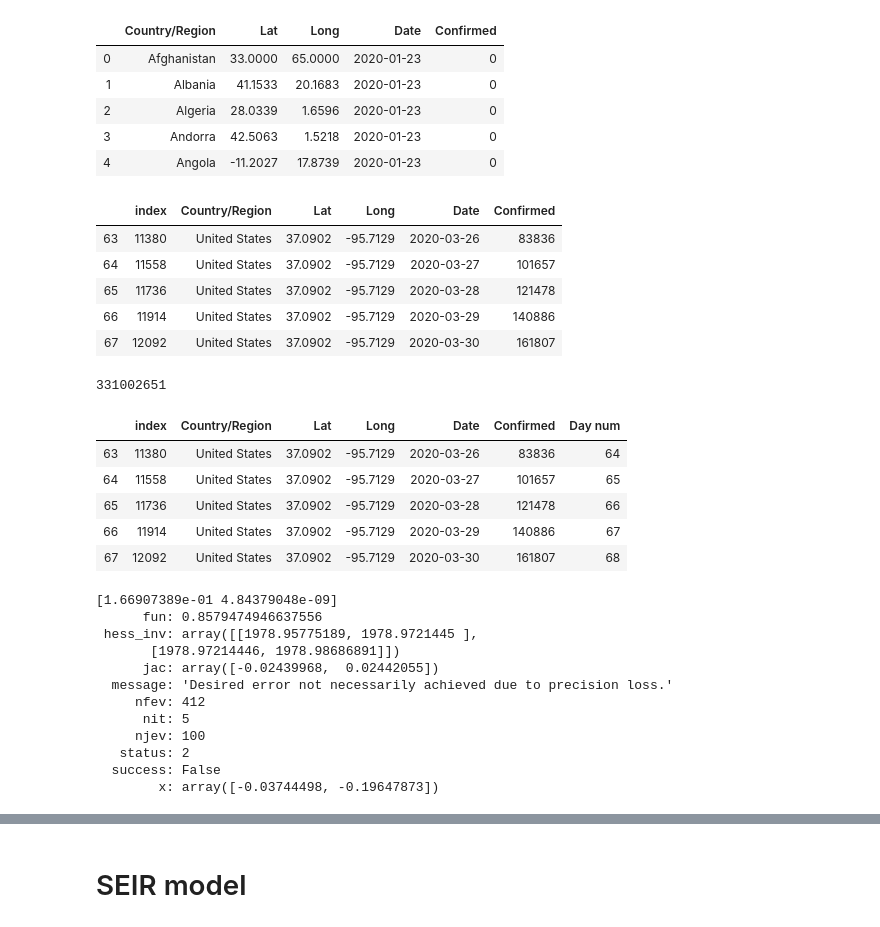
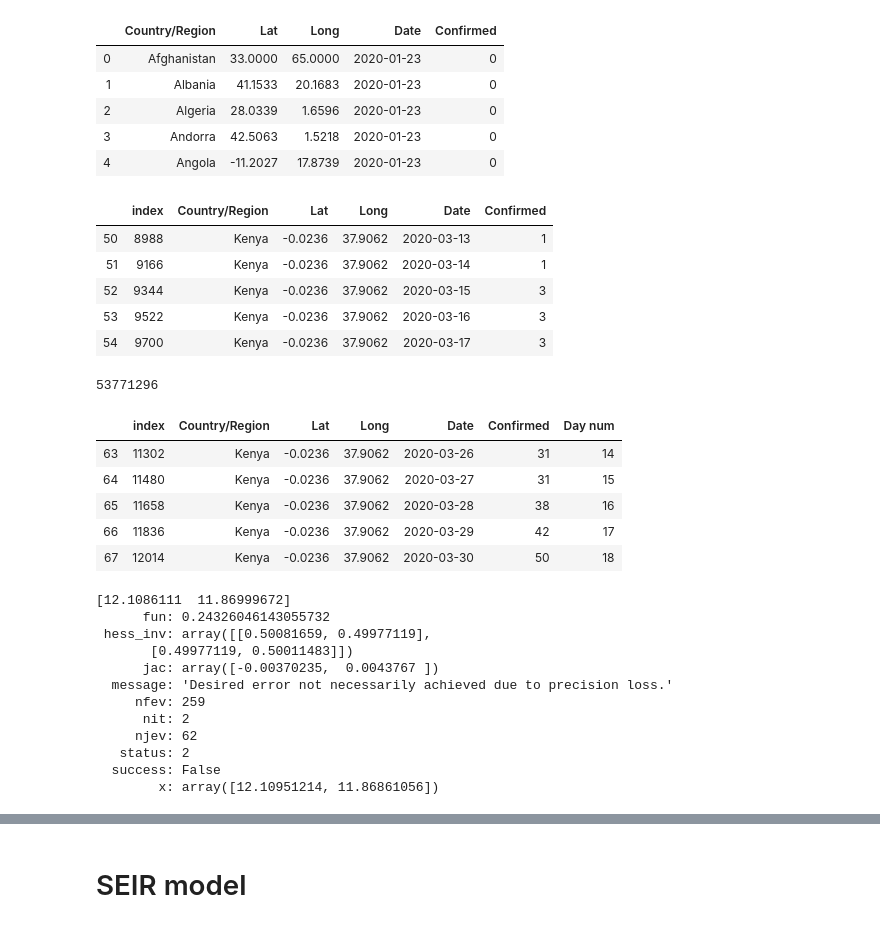
Before and after one commit to Aveek-Saha/CovidAnalysis, a Jupyter notebook: Epidemiology_modeling .ipynb, the cells around one changed output, grey strips where cells are left out. Cells and saved outputs as stored; diff of their text form; code cells hidden in the pictures.

```diff
--- a/Epidemiology_modeling .ipynb
+++ b/Epidemiology_modeling .ipynb
@@ -279,28 +277,32 @@ country = 'United States'
+# %%
+country = 'Kenya'
 # %%
 temp = df_c[df_c['Country/Region'] == country].reset_index()
-temp.tail()
+temp = temp[temp['Confirmed'] > 0].fillna(0)
+# temp = temp[temp['Confirmed'] > 0].diff().fillna(0)
+temp.head()
 # %% [output]
 |  | index | Country/Region | Lat | Long | Date | Confirmed |
-| 63 | 11380 | United States | 37.0902 | -95.7129 | 2020-03-26 | 83836 |
-| 64 | 11558 | United States | 37.0902 | -95.7129 | 2020-03-27 | 101657 |
-| 65 | 11736 | United States | 37.0902 | -95.7129 | 2020-03-28 | 121478 |
-| 66 | 11914 | United States | 37.0902 | -95.7129 | 2020-03-29 | 140886 |
-| 67 | 12092 | United States | 37.0902 | -95.7129 | 2020-03-30 | 161807 |
+| 50 | 8988 | Kenya | -0.0236 | 37.9062 | 2020-03-13 | 1 |
+| 51 | 9166 | Kenya | -0.0236 | 37.9062 | 2020-03-14 | 1 |
+| 52 | 9344 | Kenya | -0.0236 | 37.9062 | 2020-03-15 | 3 |
+| 53 | 9522 | Kenya | -0.0236 | 37.9062 | 2020-03-16 | 3 |
+| 54 | 9700 | Kenya | -0.0236 | 37.9062 | 2020-03-17 | 3 |
 # %%
 N = int(pop[pop['Country/Region'] == country]['Population'])
 N
 # %% [output]
-331002651
+53771296
 # %%
 temp['Day num'] = np.arange(1, len(temp)+1)
 temp.tail()
 # %% [output]
 |  | index | Country/Region | Lat | Long | Date | Confirmed | Day num |
-| 63 | 11380 | United States | 37.0902 | -95.7129 | 2020-03-26 | 83836 | 64 |
-| 64 | 11558 | United States | 37.0902 | -95.7129 | 2020-03-27 | 101657 | 65 |
-| 65 | 11736 | United States | 37.0902 | -95.7129 | 2020-03-28 | 121478 | 66 |
-| 66 | 11914 | United States | 37.0902 | -95.7129 | 2020-03-29 | 140886 | 67 |
-| 67 | 12092 | United States | 37.0902 | -95.7129 | 2020-03-30 | 161807 | 68 |
+| 63 | 11302 | Kenya | -0.0236 | 37.9062 | 2020-03-26 | 31 | 14 |
+| 64 | 11480 | Kenya | -0.0236 | 37.9062 | 2020-03-27 | 31 | 15 |
+| 65 | 11658 | Kenya | -0.0236 | 37.9062 | 2020-03-28 | 38 | 16 |
+| 66 | 11836 | Kenya | -0.0236 | 37.9062 | 2020-03-29 | 42 | 17 |
+| 67 | 12014 | Kenya | -0.0236 | 37.9062 | 2020-03-30 | 50 | 18 |
 # %%
 y = temp['Confirmed'].values[:index]
 x = temp['Day num'].values[:index]
@@ -334,18 +336,18 @@ beta_hat = result.x
 print(popt)
 print(result)
 # %% [output]
-[1.66907389e-01 4.84379048e-09]
-      fun: 0.8579474946637556
- hess_inv: array([[1978.95775189, 1978.9721445 ],
-       [1978.97214446, 1978.98686891]])
-      jac: array([-0.02439968,  0.02442055])
+[12.1086111  11.86999672]
+      fun: 0.24326046143055732
+ hess_inv: array([[0.50081659, 0.49977119],
+       [0.49977119, 0.50011483]])
+      jac: array([-0.00370235,  0.0043767 ])
   message: 'Desired error not necessarily achieved due to precision loss.'
-     nfev: 412
-      nit: 5
-     njev: 100
+     nfev: 259
+      nit: 2
+     njev: 62
    status: 2
   success: False
-        x: array([-0.03744498, -0.19647873])
+        x: array([12.10951214, 11.86861056])
 # %%
 # pcov
 # %%
```
Also changed, not shown: parts of 11 cells of this notebook.
